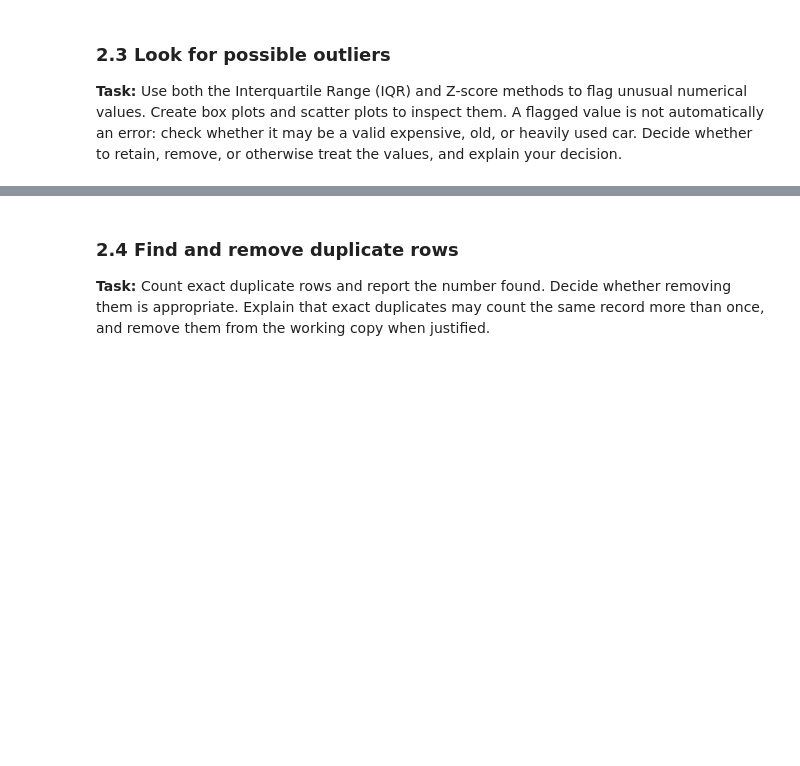
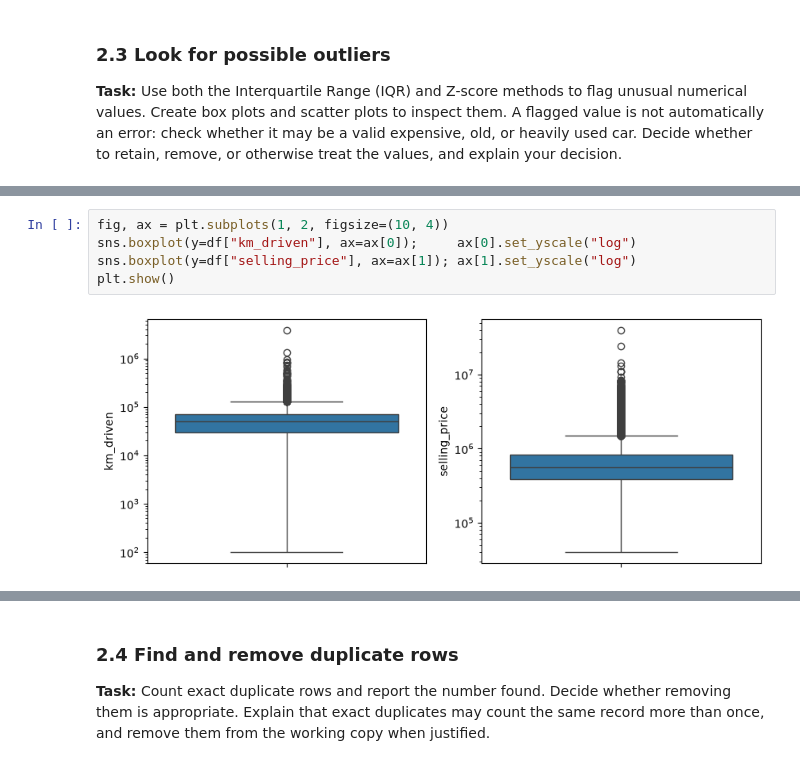
Before and after one commit to Data-six6/car_price_prediction, a Jupyter notebook: Car_Sale_Analysis/data_cleaning/data_cleaning.ipynb, the cells around one changed output, grey strips where cells are left out. Drawn from its saved outputs; the diff is of its cells as text; blank space fills up the shorter version.

```diff
--- a/Car_Sale_Analysis/data_cleaning/data_cleaning.ipynb
+++ b/Car_Sale_Analysis/data_cleaning/data_cleaning.ipynb
@@ -78,0 +273,7 @@ Work through missing values, possible outliers, duplicate rows, and irrelevant o
+# %%
+fig, ax = plt.subplots(1, 2, figsize=(10, 4))
+sns.boxplot(y=df["km_driven"], ax=ax[0]);     ax[0].set_yscale("log")
+sns.boxplot(y=df["selling_price"], ax=ax[1]); ax[1].set_yscale("log")
+plt.show()
+# %% [output]
+[figure, added]
```
Also changed, not shown: parts of 15 cells of this notebook, 1 other file.
